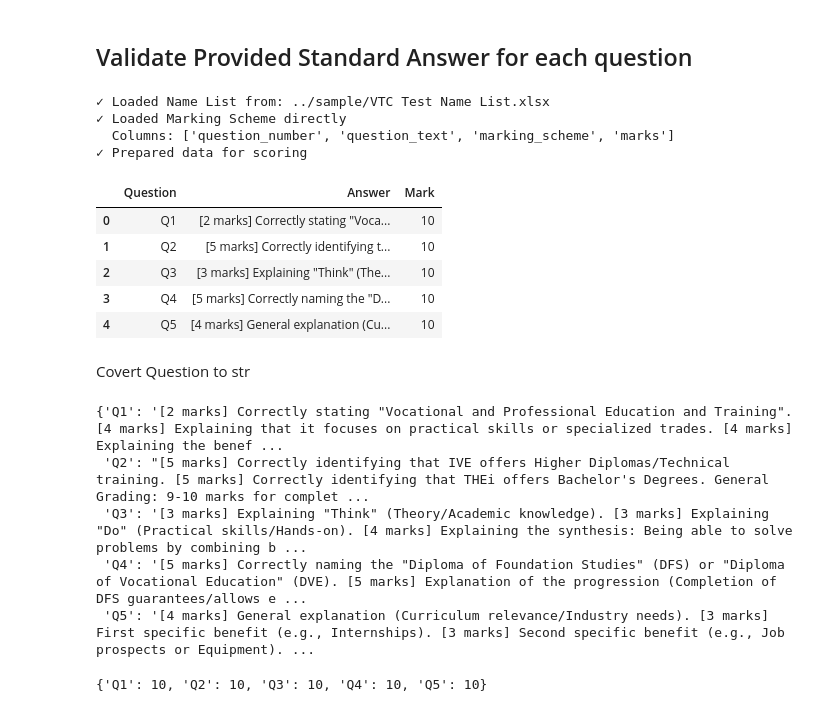
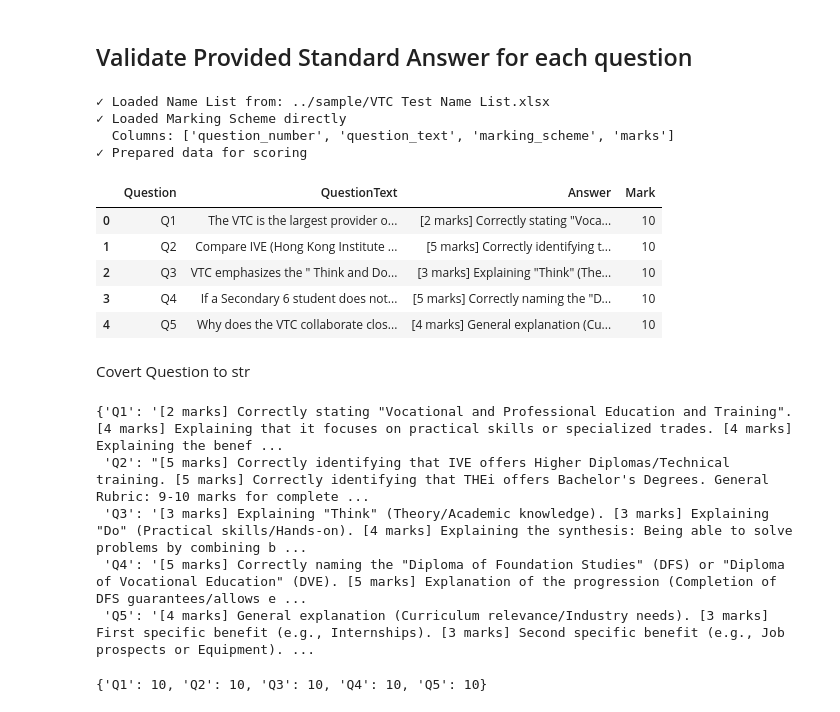
Before and after one commit to wongcyrus/AI-Handwrite-Grader, a Jupyter notebook: notebbooks/scoring_preprocessing_gemini.ipynb, the cells around one changed output. Drawn from its saved outputs; the diff is of its cells as text; code cells hidden in the pictures.

```diff
--- a/notebbooks/scoring_preprocessing_gemini.ipynb
+++ b/notebbooks/scoring_preprocessing_gemini.ipynb
@@ -122,41 +122,41 @@ questions
 # %%
 ## Load data directly from Marking Scheme Excel
 import pandas as pd
 
 # Define name list file path
 name_list_file = f"../sample/{prefix} Name List.xlsx"
 
 # Try to load Name List sheet from name list file
 try:
     name_list_df = pd.read_excel(name_list_file, sheet_name="Name List")
     print(f"✓ Loaded Name List from: {name_list_file}")
 except Exception as e:
     print(f"⚠️ Failed to load Name List: {e}")
     name_list_df = None
 
 # Load Marking Scheme sheet - this contains all the data needed
 marking_scheme_df = pd.read_excel(standard_answer, sheet_name="Marking Scheme")
 print(f"✓ Loaded Marking Scheme directly")
 print(f"  Columns: {list(marking_scheme_df.columns)}")
 
 # Create Answer sheet dictionary for backward compatibility
 # Map question_number to marking_scheme for standard_answer lookup
-standard_answer_df = marking_scheme_df[['question_number', 'marking_scheme', 'marks']].copy()
-standard_answer_df.columns = ['Question', 'Answer', 'Mark']
+standard_answer_df = marking_scheme_df[['question_number', 'question_text', 'marking_scheme', 'marks']].copy()
+standard_answer_df.columns = ['Question', 'QuestionText', 'Answer', 'Mark']
 
 print(f"✓ Prepared data for scoring")
 standard_answer_df.head()
 # %% [output]
 ✓ Loaded Name List from: ../sample/VTC Test Name List.xlsx
 ✓ Loaded Marking Scheme directly
   Columns: ['question_number', 'question_text', 'marking_scheme', 'marks']
 ✓ Prepared data for scoring
-|  | Question | Answer | Mark |
-| 0 | Q1 | [2 marks] Correctly stating "Voca... | 10 |
-| 1 | Q2 | [5 marks] Correctly identifying t... | 10 |
-| 2 | Q3 | [3 marks] Explaining "Think" (The... | 10 |
-| 3 | Q4 | [5 marks] Correctly naming the "D... | 10 |
-| 4 | Q5 | [4 marks] General explanation (Cu... | 10 |
+|  | Question | QuestionText | Answer | Mark |
+| 0 | Q1 | The VTC is the largest provider o... | [2 marks] Correctly stating "Voca... | 10 |
+| 1 | Q2 | Compare IVE (Hong Kong Institute ... | [5 marks] Correctly identifying t... | 10 |
+| 2 | Q3 | VTC emphasizes the " Think and Do... | [3 marks] Explaining "Think" (The... | 10 |
+| 3 | Q4 | If a Secondary 6 student does not... | [5 marks] Correctly naming the "D... | 10 |
+| 4 | Q5 | Why does the VTC collaborate clos... | [4 marks] General explanation (Cu... | 10 |
 # %% [markdown]
 Covert Question to str
 # %%
@@ -173,11 +173,12 @@ for question in standard_answer_df["Question"].values:
     if question not in question_with_answer:
         print(colored("Question {} is not in annotations!".format(question), 'red'))
 # %%
+standard_question_text = standard_answer_df.set_index("Question").to_dict()["QuestionText"]
 standard_answer = standard_answer_df.set_index("Question").to_dict()["Answer"]
 standard_answer
 # %% [output]
 {'Q1': '[2 marks] Correctly stating "Vocational and Professional Education and Training". [4 marks] Explaining that it focuses on practical skills or specialized trades. [4 marks] Explaining the benef ...
- 'Q2': "[5 marks] Correctly identifying that IVE offers Higher Diplomas/Technical training. [5 marks] Correctly identifying that THEi offers Bachelor's Degrees. General Grading: 9-10 marks for complet ...
+ 'Q2': "[5 marks] Correctly identifying that IVE offers Higher Diplomas/Technical training. [5 marks] Correctly identifying that THEi offers Bachelor's Degrees. General Rubric: 9-10 marks for complete ...
  'Q3': '[3 marks] Explaining "Think" (Theory/Academic knowledge). [3 marks] Explaining "Do" (Practical skills/Hands-on). [4 marks] Explaining the synthesis: Being able to solve problems by combining b ...
  'Q4': '[5 marks] Correctly naming the "Diploma of Foundation Studies" (DFS) or "Diploma of Vocational Education" (DVE). [5 marks] Explanation of the progression (Completion of DFS guarantees/allows e ...
  'Q5': '[4 marks] General explanation (Curriculum relevance/Industry needs). [3 marks] First specific benefit (e.g., Internships). [3 marks] Second specific benefit (e.g., Job prospects or Equipment). ...
```
Also changed, not shown: parts of 8 cells of this notebook, 5 other files.
